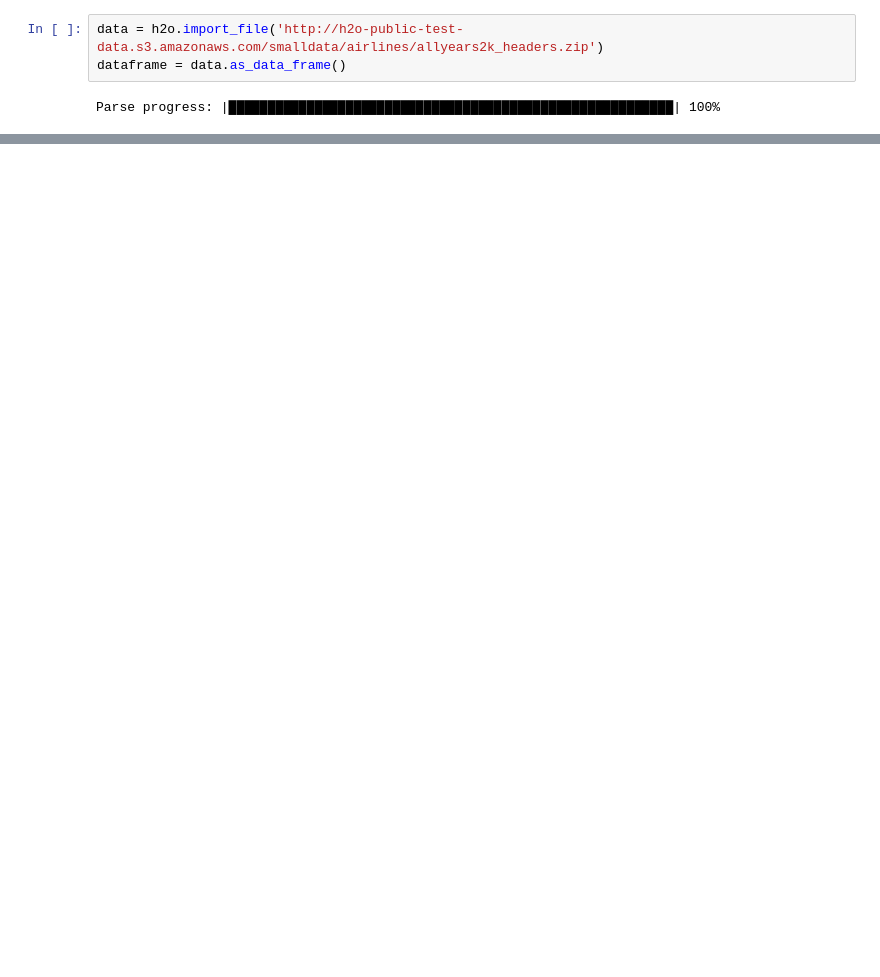
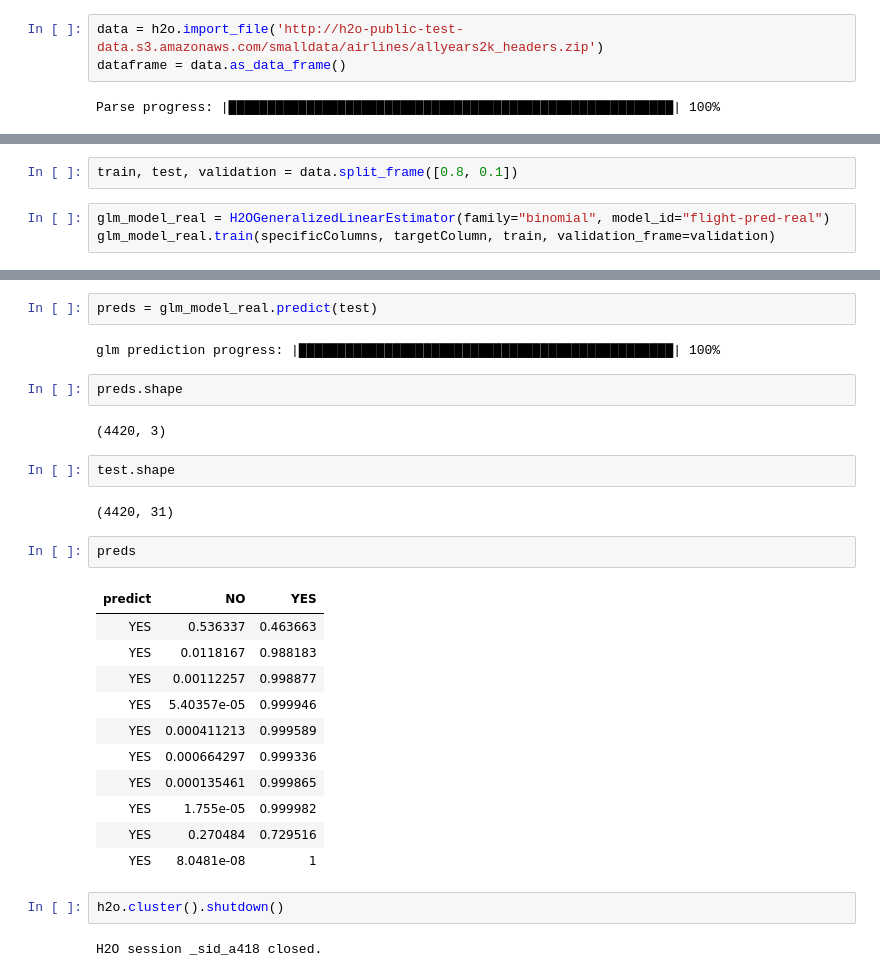
Before and after one commit to zoidgerd/h2o-coursera, a Jupyter notebook: week3/selfstudy.ipynb, the cells around one changed output, grey strips where cells are left out. Saved outputs shown, nothing was run; the diff lists cells and outputs as text; blank space fills up the shorter version.

```diff
--- a/week3/selfstudy.ipynb
+++ b/week3/selfstudy.ipynb
@@ -46,0 +181,5 @@ y = "IsArrDelayed"
+# %%
+train, test, validation = data.split_frame([0.8, 0.1])
+# %%
+glm_model_real = H2OGeneralizedLinearEstimator(family="binomial", model_id="flight-pred-real")
+glm_model_real.train(specificColumns, targetColumn, train, validation_frame=validation)
@@ -46,0 +245,30 @@ y = "IsArrDelayed"
+# %%
+preds = glm_model_real.predict(test)
+# %% [output]
+glm prediction progress: |████████████████████████████████████████████████| 100%
+# %%
+preds.shape
+# %% [output]
+(4420, 3)
+# %%
+test.shape
+# %% [output]
+(4420, 31)
+# %%
+preds
+# %% [output]
+| predict | NO | YES |
+| YES | 0.536337 | 0.463663 |
+| YES | 0.0118167 | 0.988183 |
+| YES | 0.00112257 | 0.998877 |
+| YES | 5.40357e-05 | 0.999946 |
+| YES | 0.000411213 | 0.999589 |
+| YES | 0.000664297 | 0.999336 |
+| YES | 0.000135461 | 0.999865 |
+| YES | 1.755e-05 | 0.999982 |
+| YES | 0.270484 | 0.729516 |
+| YES | 8.0481e-08 | 1 |
+# %%
+h2o.cluster().shutdown()
+# %% [output]
+H2O session _sid_a418 closed.
```
Also changed, not shown: parts of 8 cells of this notebook, 2 other files.
